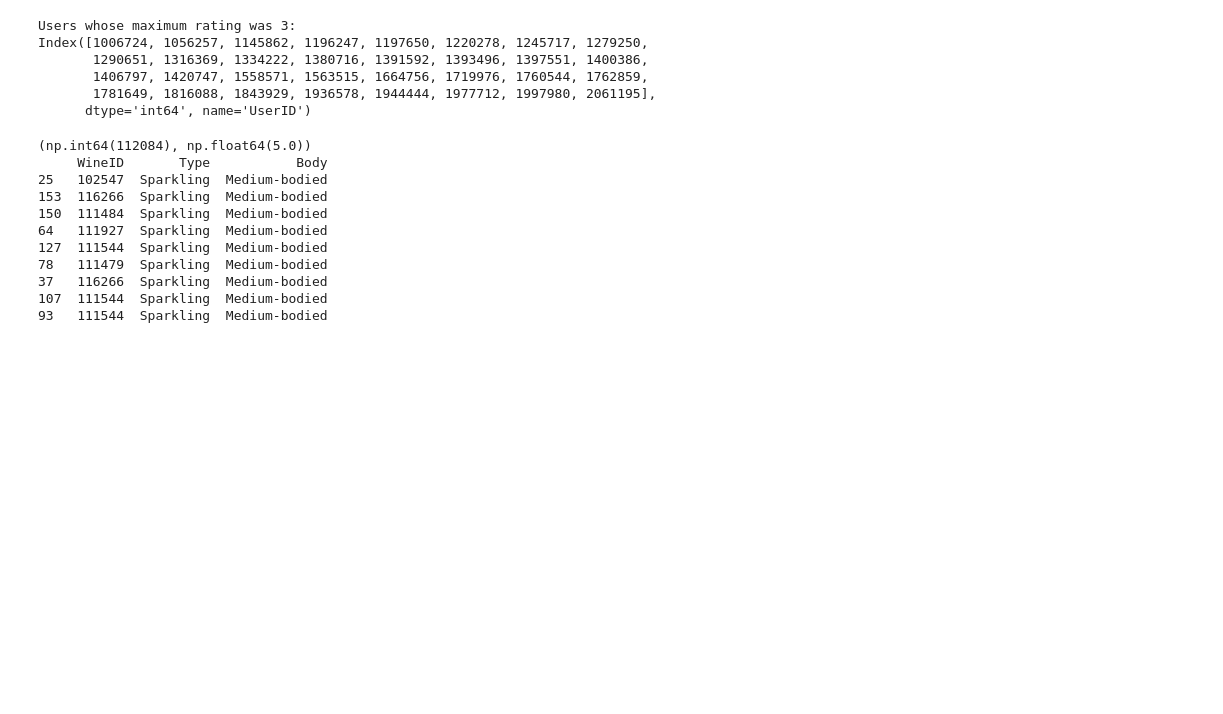
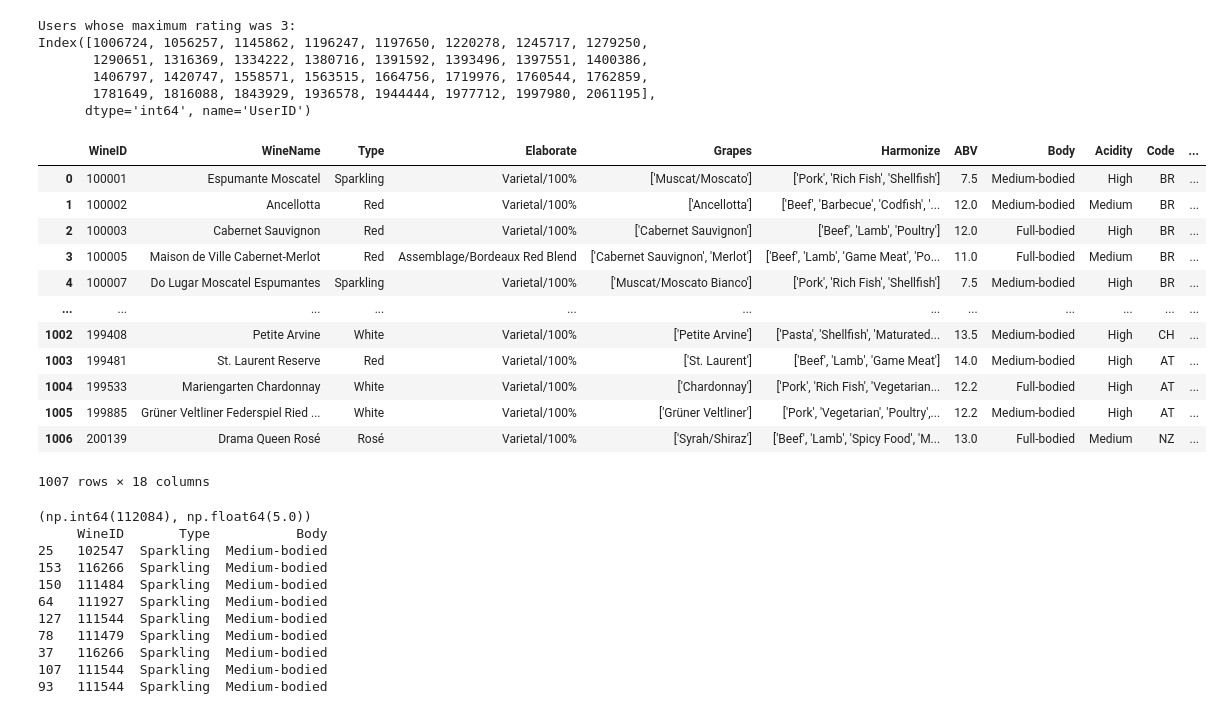
Before and after one commit to irrrrrrrrr/MAISE_RecSys_Group8_Ass, a Jupyter notebook: group_recommender.ipynb, the cells around one changed output. Saved outputs shown, nothing was run; the diff lists cells and outputs as text; code cells hidden in the pictures; blank space fills up the shorter version.

```diff
--- a/group_recommender.ipynb
+++ b/group_recommender.ipynb
@@ -98,3 +114,19 @@ Index([1006724, 1056257, 1145862, 1196247, 1197650, 1220278, 1245717, 1279250,
+# %%
+wine_data
+# %% [output]
+|  | WineID | WineName | Type | Elaborate | Grapes | Harmonize | ABV | Body | Acidity | Code | ... |
+| 0 | 100001 | Espumante Moscatel | Sparkling | Varietal/100% | ['Muscat/Moscato'] | ['Pork', 'Rich Fish', 'Shellfish'] | 7.5 | Medium-bodied | High | BR | ... |
+| 1 | 100002 | Ancellotta | Red | Varietal/100% | ['Ancellotta'] | ['Beef', 'Barbecue', 'Codfish', '... | 12.0 | Medium-bodied | Medium | BR | ... |
+| 2 | 100003 | Cabernet Sauvignon | Red | Varietal/100% | ['Cabernet Sauvignon'] | ['Beef', 'Lamb', 'Poultry'] | 12.0 | Full-bodied | High | BR | ... |
+| 3 | 100005 | Maison de Ville Cabernet-Merlot | Red | Assemblage/Bordeaux Red Blend | ['Cabernet Sauvignon', 'Merlot'] | ['Beef', 'Lamb', 'Game Meat', 'Po... | 11.0 | Full-bodied | Medium | BR | ... |
+| 4 | 100007 | Do Lugar Moscatel Espumantes | Sparkling | Varietal/100% | ['Muscat/Moscato Bianco'] | ['Pork', 'Rich Fish', 'Shellfish'] | 7.5 | Medium-bodied | High | BR | ... |
+| ... | ... | ... | ... | ... | ... | ... | ... | ... | ... | ... | ... |
+| 1002 | 199408 | Petite Arvine | White | Varietal/100% | ['Petite Arvine'] | ['Pasta', 'Shellfish', 'Maturated... | 13.5 | Medium-bodied | High | CH | ... |
+| 1003 | 199481 | St. Laurent Reserve | Red | Varietal/100% | ['St. Laurent'] | ['Beef', 'Lamb', 'Game Meat'] | 14.0 | Medium-bodied | High | AT | ... |
+| 1004 | 199533 | Mariengarten Chardonnay | White | Varietal/100% | ['Chardonnay'] | ['Pork', 'Rich Fish', 'Vegetarian... | 12.2 | Full-bodied | High | AT | ... |
+| 1005 | 199885 | Grüner Veltliner Federspiel Ried ... | White | Varietal/100% | ['Grüner Veltliner'] | ['Pork', 'Vegetarian', 'Poultry',... | 12.2 | Medium-bodied | High | AT | ... |
+| 1006 | 200139 | Drama Queen Rosé | Rosé | Varietal/100% | ['Syrah/Shiraz'] | ['Beef', 'Lamb', 'Spicy Food', 'M... | 13.0 | Full-bodied | Medium | NZ | ... |
+1007 rows × 18 columns
 # %%
 from sklearn.neighbors import NearestNeighbors
 from sklearn.preprocessing import OneHotEncoder
```
Also changed, not shown: parts of 7 cells of this notebook.
